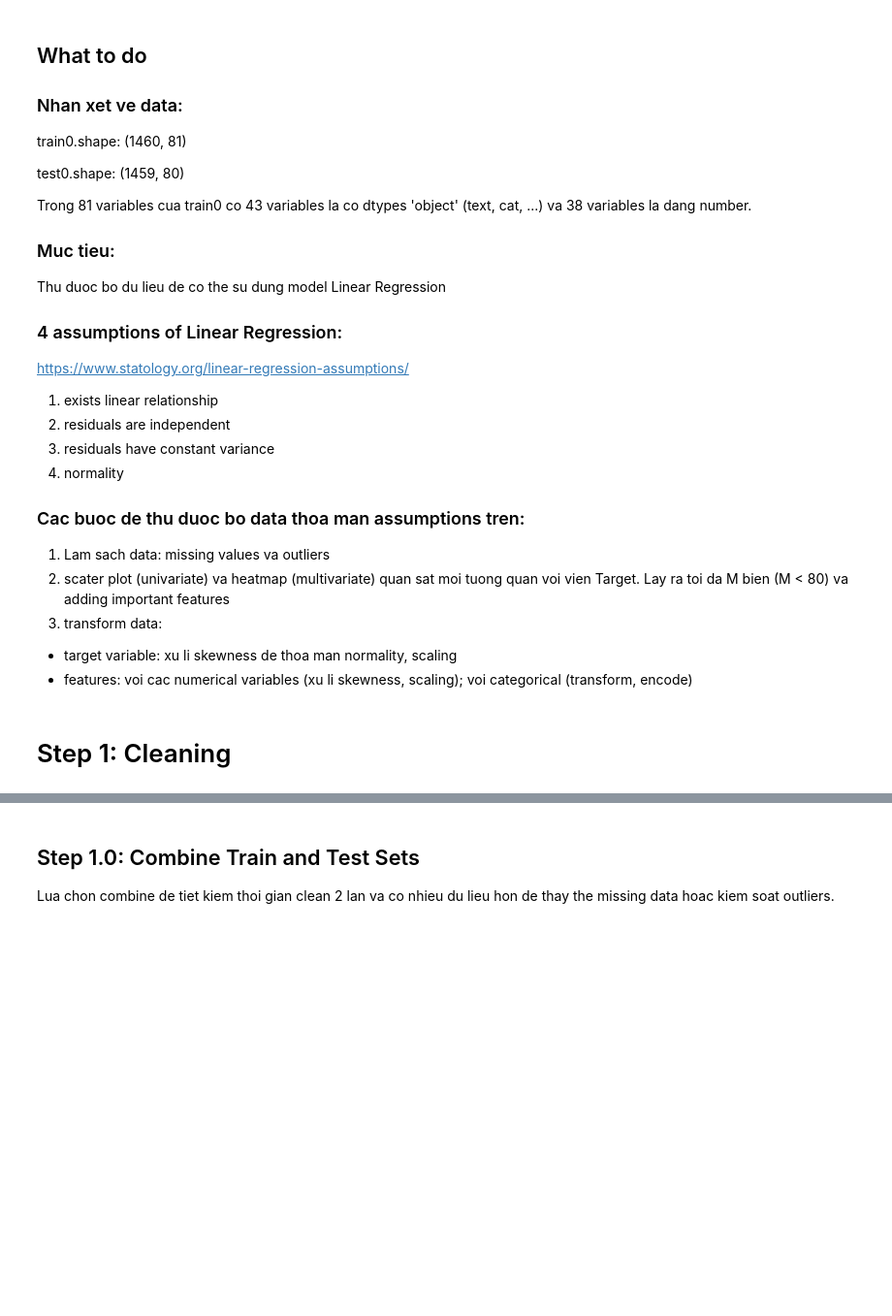
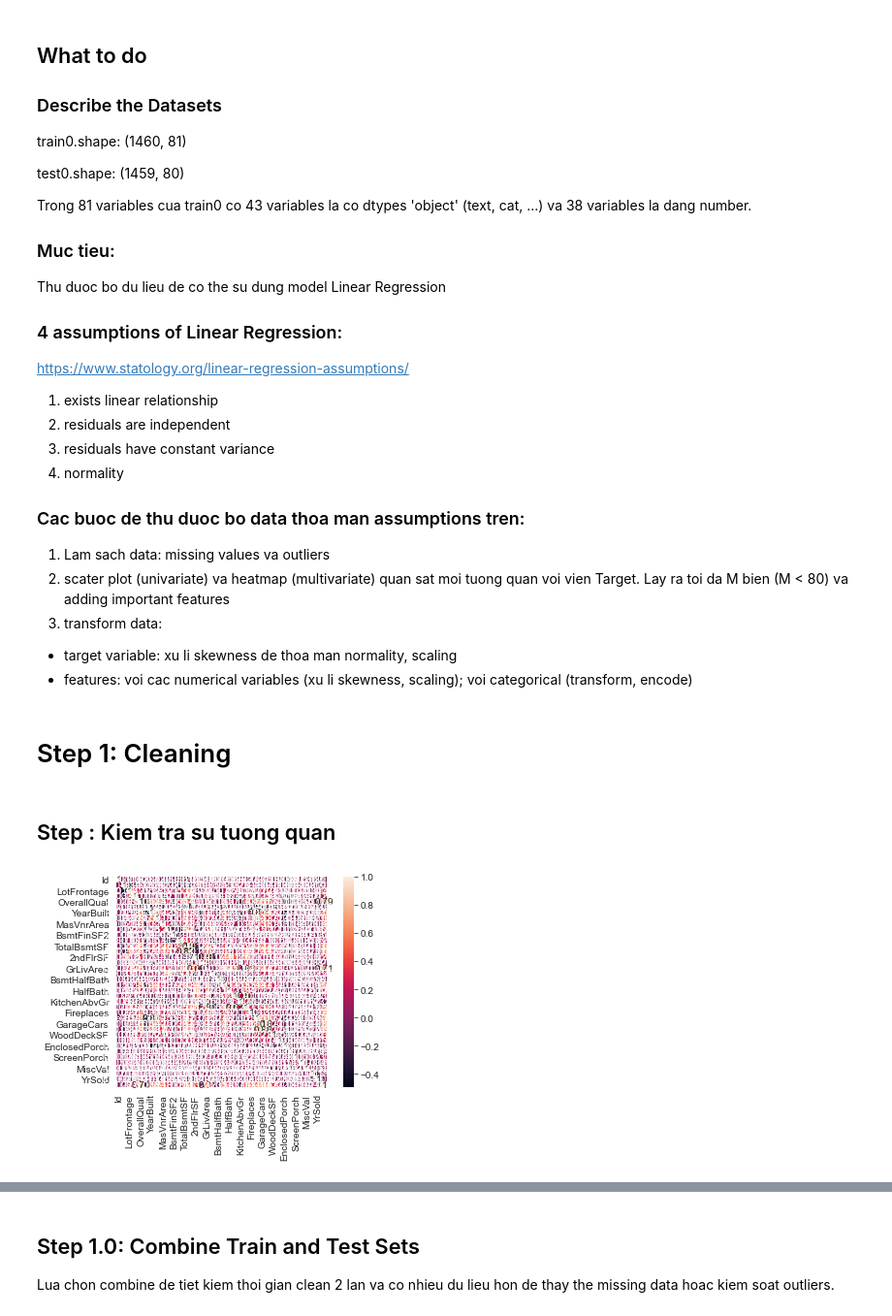
Before and after one commit to habom2310/House-price-prediction, a Jupyter notebook: House Price Prediction.ipynb, the cells around one changed output, grey strips where cells are left out. Shown at 97% size. Saved outputs shown, nothing was run; the diff lists cells and outputs as text; code cells hidden in the pictures; blank space fills up the shorter version.

```diff
--- a/House Price Prediction.ipynb
+++ b/House Price Prediction.ipynb
@@ -21,7 +21,7 @@ test0 = pd.read_csv("dataset/test.csv")
 sample_submission = pd.read_csv('dataset/sample_submission.csv')
 # %% [markdown]
 ## What to do
-### Nhan xet ve data:
+### Describe the Datasets
 train0.shape: (1460, 81)
 
 test0.shape: (1459, 80)
@@ -29,6 +29,7 @@ test0.shape: (1459, 80)
 Trong 81 variables cua train0 co 43 variables la co dtypes 'object' (text, cat, ...) va 38 variables la dang number.
 ### Muc tieu:
 Thu duoc bo du lieu de co the su dung model Linear Regression
+
 ### 4 assumptions of Linear Regression:
 https://www.statology.org/linear-regression-assumptions/
 
@@ -45,3 +46,16 @@ https://www.statology.org/linear-regression-assumptions/
 + features: voi cac numerical variables (xu li skewness, scaling); voi categorical (transform, encode)
 # %% [markdown]
 # Step 1: Cleaning
+# %% [markdown]
+## Step : Kiem tra su tuong quan
+# %%
+#correlation matrix
+corrmat = train0.corr()
+#saleprice correlation matrix
+#k = 20 #number of variables for heatmap
+#cols = corrmat.nlargest(k, 'SalePrice')['SalePrice']
+#cm = np.corrcoef(data_train_8[cols].values.T)
+hm = sns.heatmap(corrmat, cbar=True, annot=True, square=True)
+plt.show()
+# %% [output]
+[figure, added]
```
Also changed, not shown: parts of 29 cells of this notebook.
